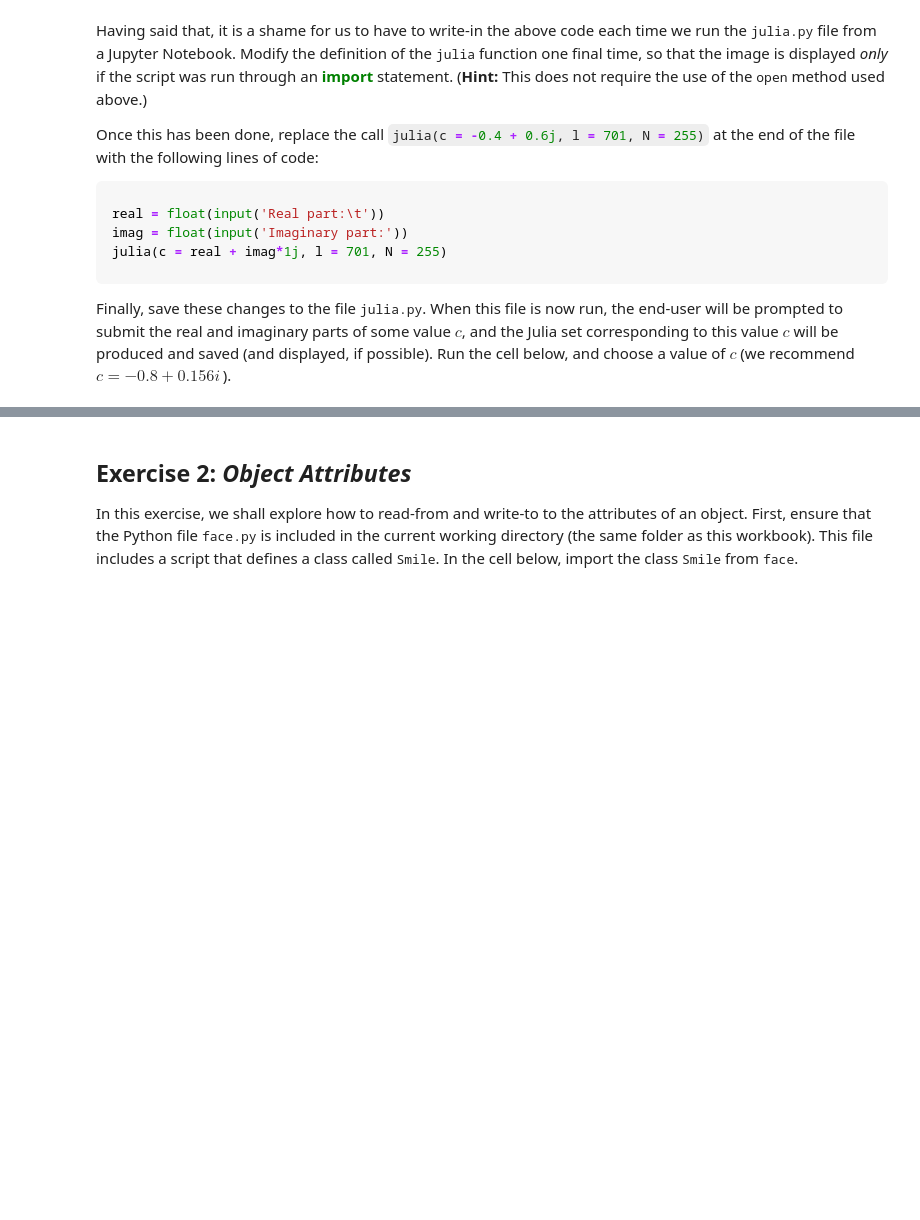
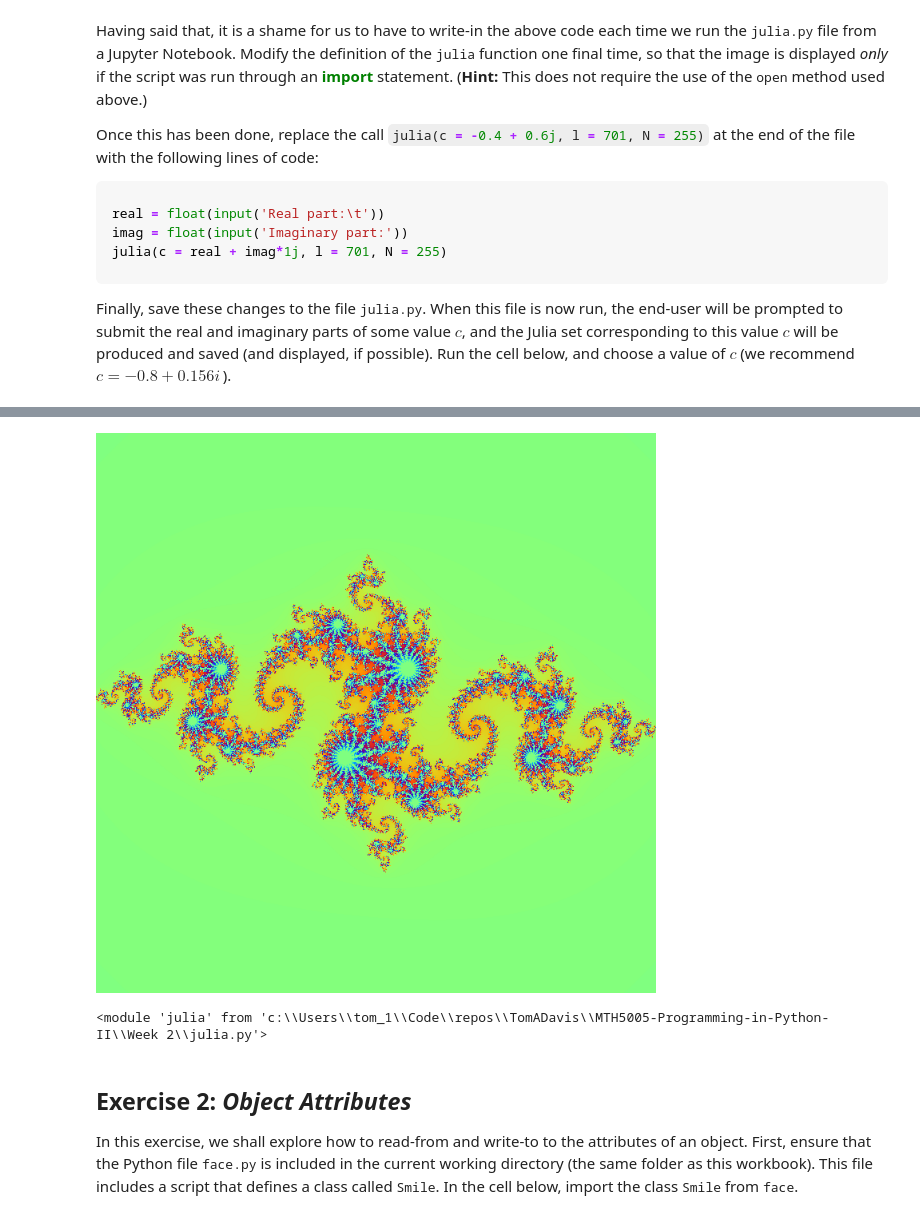
Before and after one commit to TomADavis/MTH5005-Programming-in-Python-II, a Jupyter notebook: Week 2/Week 02 Lab Workbook.ipynb, the cells around one changed output, grey strips where cells are left out. Saved outputs shown, nothing was run; the diff lists cells and outputs as text; code cells hidden in the pictures; blank space fills up the shorter version.

```diff
--- a/Week 2/Week 02 Lab Workbook.ipynb
+++ b/Week 2/Week 02 Lab Workbook.ipynb
@@ -103,3 +144,10 @@ import julia
+# %%
+"""Real: -0.8, Imag: 0.156"""
+
+importlib.reload(julia)
+# %% [output]
+[figure, added]
+<module 'julia' from 'c:\\Users\\tom_1\\Code\\repos\\TomADavis\\MTH5005-Programming-in-Python-II\\Week 2\\julia.py'>
 # %% [markdown]
 <h2> Exercise 2: <em>Object Attributes</em> </h2>
 
```
Also changed, not shown: parts of 28 cells of this notebook, 2 other files.
